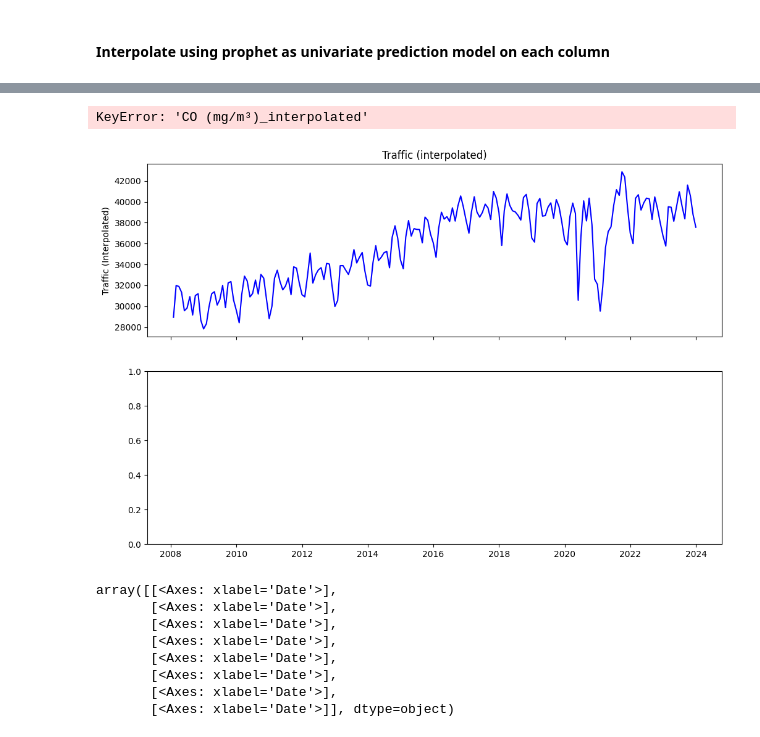
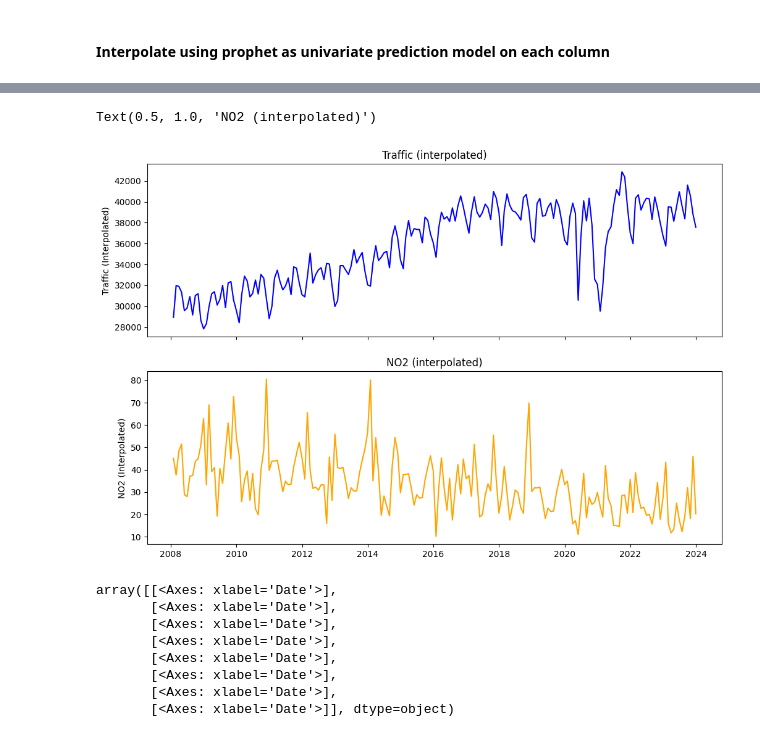
Before and after one commit to cyrillaebische/PI_ExpllAI-Mobility, a Jupyter notebook: data-analysis/load_eda_plot_interpol_save.ipynb, the cells around one changed output, grey strips where cells are left out. Drawn from its saved outputs; the diff is of its cells as text; code cells hidden in the pictures.

Commit message:
MOD: re-tested notebooks, fixed data paths

```diff
--- a/data-analysis/load_eda_plot_interpol_save.ipynb
+++ b/data-analysis/load_eda_plot_interpol_save.ipynb
@@ -21,10 +21,10 @@ station_id = fribourg
 # %%
 
 # Load trafic data from 2018 to 2023
-trafic_loader = tools.Tools("data/raw/ASTRA_Bulletins_2018-2023")
+trafic_loader = tools.Tools("../data/raw/ASTRA_Bulletins_2018-2023")
 traffic_df = trafic_loader.load_traffic_data(station_id)
 # append to this df the data from the folder "data/raw/ASTRA_Bulletins_pre_2018"
-trafic_loader = tools.Tools("data/raw/ASTRA_Bulletins_pre_2018")
+trafic_loader = tools.Tools("../data/raw/ASTRA_Bulletins_pre_2018")
 traffic_df_pre_2018 = trafic_loader.load_traffic_data_pre_2018(station_id)
 traffic_df = pd.concat([traffic_df_pre_2018, traffic_df], ignore_index=True)
 print(traffic_df.head())
@@ -50,13 +50,13 @@ Trafic data loaded successfully
 # %%
 # Load air data
 if station_id == fribourg:
-    air_df_pm10 = tools.Tools.load_FR_air_data("data/raw/FR_air/PM10")
+    air_df_pm10 = tools.Tools.load_FR_air_data("../data/raw/FR_air/PM10")
     air_df_pm10 = air_df_pm10.rename(columns={"Value": "PM10"})
     print("PM10 Data loaded successfully")
-    air_df_NO2 = tools.Tools.load_FR_air_data("data/raw/FR_air/NO2")
+    air_df_NO2 = tools.Tools.load_FR_air_data("../data/raw/FR_air/NO2")
     air_df_NO2 = air_df_NO2.rename(columns={"Value": "NO2"})
     print("NO2 Data loaded successfully")
-    air_df_O3 = tools.Tools.load_FR_air_data("data/raw/FR_air/O3")
+    air_df_O3 = tools.Tools.load_FR_air_data("../data/raw/FR_air/O3")
     air_df_O3 = air_df_O3.rename(columns={"Value": "O3"})
     print("O3 Data loaded successfully")
 
@@ -67,11 +67,11 @@ if station_id == fribourg:
 
 
 elif station_id == basel:
-    air_df_pm10 = tools.Tools.load_BASEL_air_data_PM10("data/raw/BASEL_air/Luft_PM10-PM25-NO2_01012000.csv")
+    air_df_pm10 = tools.Tools.load_BASEL_air_data_PM10("../data/raw/BASEL_air/Luft_PM10-PM25-NO2_01012000.csv")
     print("PM10 loaded successfully")
-    air_df_pm25 = tools.Tools.load_BASEL_air_data_PM25("data/raw/BASEL_air/Luft_PM10-PM25-NO2_01012000.csv")
+    air_df_pm25 = tools.Tools.load_BASEL_air_data_PM25("../data/raw/BASEL_air/Luft_PM10-PM25-NO2_01012000.csv")
     print("PM25 loaded successfully")
-    air_df_NO2 = tools.Tools.load_BASEL_air_data_NO2("data/raw/BASEL_air/Luft_PM10-PM25-NO2_01012000.csv")
+    air_df_NO2 = tools.Tools.load_BASEL_air_data_NO2("../data/raw/BASEL_air/Luft_PM10-PM25-NO2_01012000.csv")
     print("NO2 loaded successfully")
     traffic_df = traffic_df.rename(columns={"Value (PM10 [µg/m³])": "MP10", "Value (PM2.5 [µg/m³])": "MP25", "Value (NO2 [µg/m³])": "NO2"})  # fix name first
 
@@ -81,13 +81,13 @@ elif station_id == basel:
     df = pd.merge(df, air_df_NO2, on="Date", how="left")
 
 elif station_id == aigle:
-    air_df_pm10 = tools.Tools.load_AIGLE_air_data("data/raw/AIGLE_air/PM10")
+    air_df_pm10 = tools.Tools.load_AIGLE_air_data("../data/raw/AIGLE_air/PM10")
     air_df_pm10 = air_df_pm10.rename(columns={"Value": "PM10"})
     print("PM10 Data loaded successfully")
-    air_df_NO2 = tools.Tools.load_AIGLE_air_data("data/raw/AIGLE_air/NO2")
+    air_df_NO2 = tools.Tools.load_AIGLE_air_data("../data/raw/AIGLE_air/NO2")
     air_df_NO2 = air_df_NO2.rename(columns={"Value": "NO2"})
     print("NO2 Data loaded successfully")
-    air_df_O3 = tools.Tools.load_AIGLE_air_data("data/raw/AIGLE_air/O3")
+    air_df_O3 = tools.Tools.load_AIGLE_air_data("../data/raw/AIGLE_air/O3")
     air_df_O3 = air_df_O3.rename(columns={"Value": "O3"})
     print("O3 Data loaded successfully")
 
@@ -97,7 +97,7 @@ elif station_id == aigle:
     df = pd.merge(df, air_df_O3, on="Date", how="left")
 
 elif station_id == payerne:
-    air_df_CO = pd.read_csv('data/raw/ID38_CO.csv', delimiter=';', skiprows=6, names=["Date", "Lausanne", "Lugano", "Payerne"], parse_dates=["Date"])
+    air_df_CO = pd.read_csv('../data/raw/ID38_CO.csv', delimiter=';', skiprows=6, names=["Date", "Lausanne", "Lugano", "Payerne"], parse_dates=["Date"])
     air_df_CO['Date'] = pd.to_datetime(air_df_CO['Date'], dayfirst=True, errors='coerce')  # handle odd formats
     air_df_CO = air_df_CO.drop(columns=["Lausanne", "Lugano"])  # drop Lausanne and Lugano columns
     air_df_CO = air_df_CO.rename(columns={"Payerne": "CO (mg/m³)"})
@@ -106,7 +106,7 @@ elif station_id == payerne:
     df = pd.merge(df, air_df_CO, on="Date", how="left")
 
 elif station_id == lugano:
-    air_df_CO = pd.read_csv('data/raw/ID38_CO.csv', delimiter=';', skiprows=6, names=["Date", "Lausanne", "Lugano", "Payerne"], parse_dates=["Date"])
+    air_df_CO = pd.read_csv('../data/raw/ID38_CO.csv', delimiter=';', skiprows=6, names=["Date", "Lausanne", "Lugano", "Payerne"], parse_dates=["Date"])
     air_df_CO['Date'] = pd.to_datetime(air_df_CO['Date'], dayfirst=True, errors='coerce')  # handle odd formats
     air_df_CO = air_df_CO.drop(columns=["Lausanne", "Payerne"])  # drop Lausanne and Lugano columns
     air_df_CO = air_df_CO.rename(columns={"Lugano": "CO (mg/m³)"})
@@ -229,19 +229,19 @@ Columns after interpolation:  Index(['Date', 'Traffic', 'PM10', 'NO2', 'O3', 'Tr
 # %%
 # Create subplots: 2 rows, 1 column
 fig, axes = plt.subplots(2, 1, figsize=(12, 8), sharex=True)
 
 # Plot Traffic_interpolated
 axes[0].plot(df['Date'], df['Traffic_interpolated'], color='blue')
 axes[0].set_ylabel('Traffic (Interpolated)')
 axes[0].set_title('Traffic (interpolated)')
 
 # Plot CO (mg/m³)_interpolated
-# axes[1].plot(df['Date'], df['CO (mg/m³)_interpolated'], color='orange')
-# axes[1].set_ylabel('CO (mg/m³) (Interpolated)')
-# axes[1].set_title('CO (mg/m³) (interpolated)')
+axes[1].plot(df['Date'], df['NO2_interpolated'], color='orange')
+axes[1].set_ylabel('NO2 (Interpolated)')
+axes[1].set_title('NO2 (interpolated)')
 # %% [output]
-KeyError: 'CO (mg/m³)_interpolated'
+Text(0.5, 1.0, 'NO2 (interpolated)')
-[figure, old version]
+[figure, new version]
 # %%
 df.plot(x="Date", y=[col for col in df.columns if col != 'Date'], subplots=True, layout=(len(df.columns)-1, 1), figsize=(12, 8))
 # %% [output]
```
Also changed, not shown: parts of 7 cells of this notebook, 20 other files.
